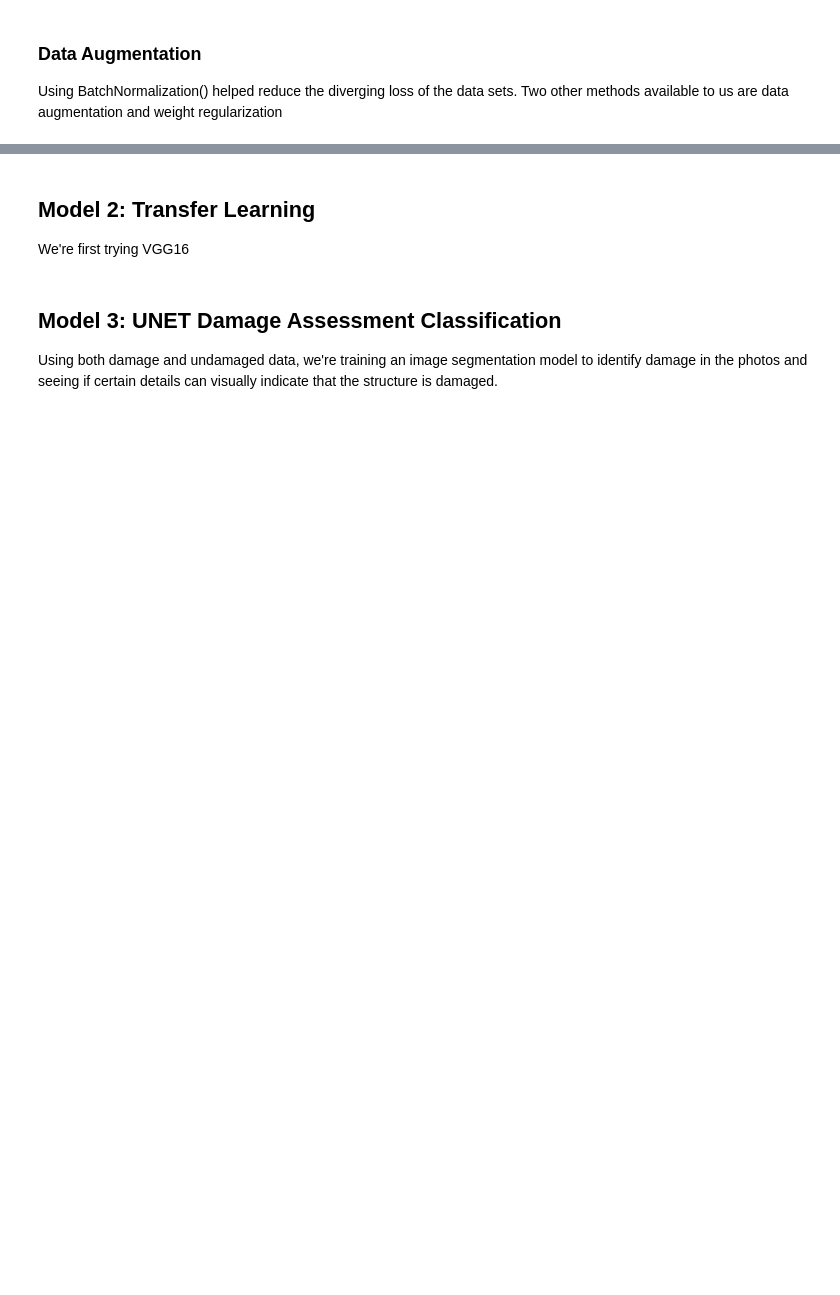
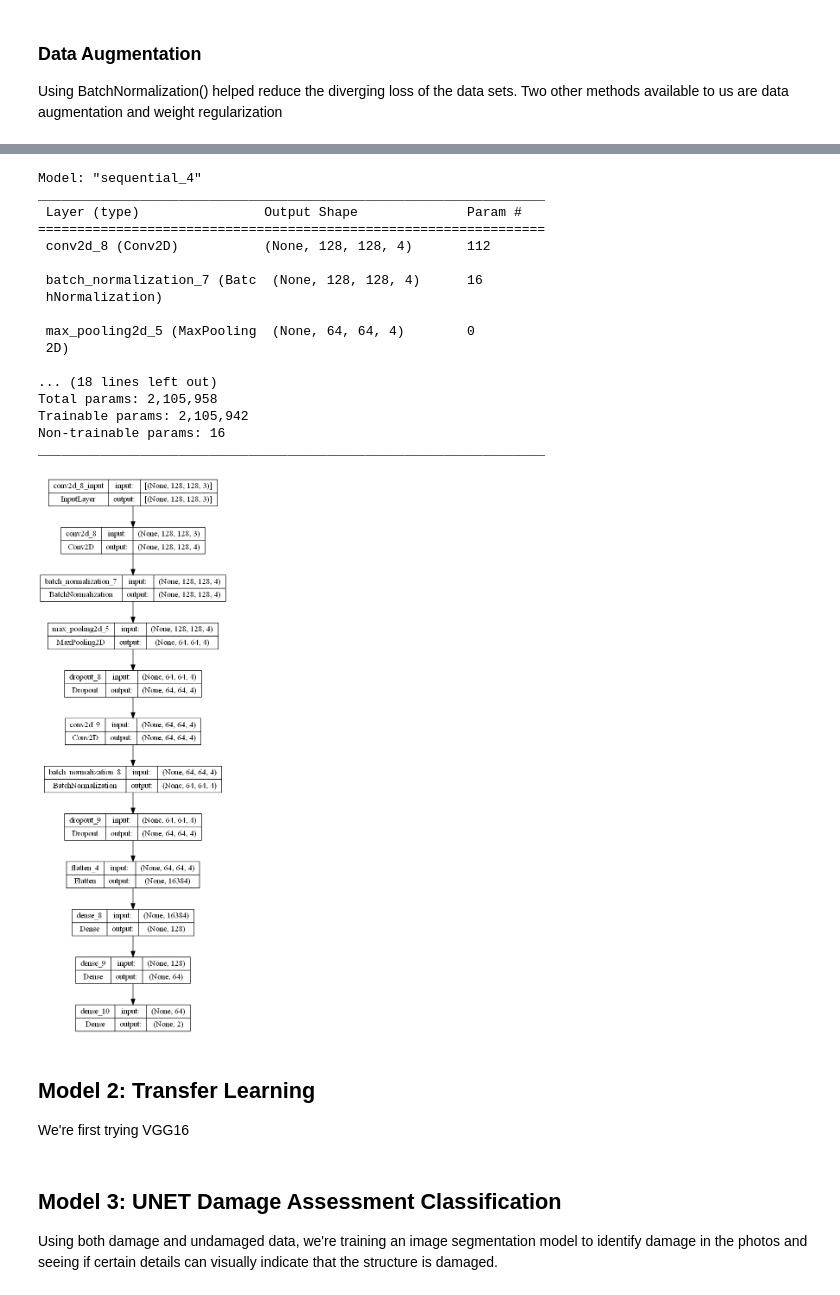
Before and after one commit to jtrummler/MUSA650_Final, a Jupyter notebook: Draft_01_BK.ipynb, the cells around one changed output, grey strips where cells are left out. Cells and saved outputs as stored; diff of their text form; code cells hidden in the pictures; blank space fills up the shorter version.

```diff
--- a/Draft_01_BK.ipynb
+++ b/Draft_01_BK.ipynb
@@ -475,3 +473,40 @@ Final steps may be to improve the overall accuracy by adding more filters, convo
+# %%
+CNN_3 = Sequential()
+CNN_3.add(Conv2D(input_shape=(128,128,3), filters=8, kernel_size=(3, 3), padding = 'same', activation='relu'))
+CNN_3.add(BatchNormalization())
+CNN_3.add(MaxPooling2D(pool_size=(2, 2)))
+CNN_3.add(Dropout(0.25))
+CNN_3.add(Conv2D(input_shape=(64,64,3), filters=8, kernel_size=(3, 3), padding = 'same', activation='relu'))
+CNN_3.add(BatchNormalization())
+CNN_3.add(Dropout(0.25))
+CNN_3.add(Flatten())
+CNN_3.add(Dense(64, activation='relu'))
+CNN_3.add(Dense(2, activation='softmax'))
+
+#summarize model
+CNN_3.summary()
+
+#plot model
+plot_model(CNN_3, to_file='model-plot_CNN_3.png', show_shapes=True, show_layer_names=True)
+# %% [output]
+Model: "sequential_4"
+_________________________________________________________________
+ Layer (type)                Output Shape              Param #
+=================================================================
+ conv2d_8 (Conv2D)           (None, 128, 128, 4)       112
+
+ batch_normalization_7 (Batc  (None, 128, 128, 4)      16
+ hNormalization)
+
+ max_pooling2d_5 (MaxPooling  (None, 64, 64, 4)        0
+ 2D)
+
+... (18 lines left out)
+Total params: 2,105,958
+Trainable params: 2,105,942
+Non-trainable params: 16
+_________________________________________________________________
+[figure, added]
 # %% [markdown]
 ## Model 2: Transfer Learning
 
```
Also changed, not shown: parts of 8 cells of this notebook, 1 other file.
